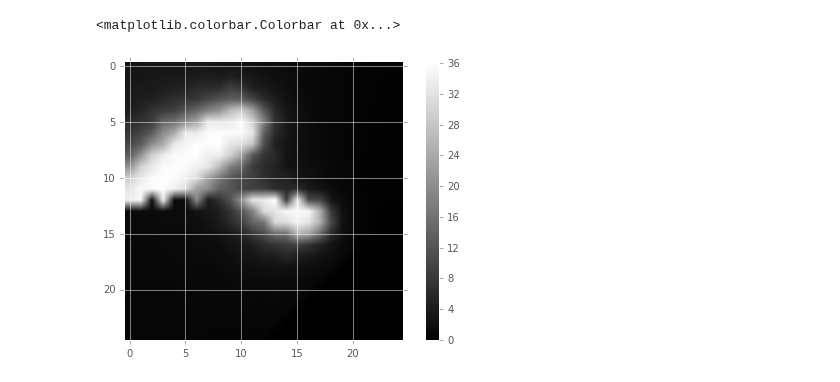
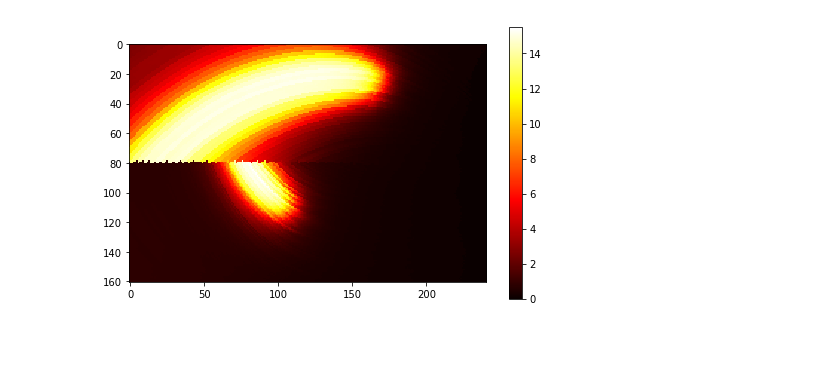
Before and after one commit to pulse2percept/pulse2percept, a Jupyter notebook: examples/notebooks/0.0-example-usage.ipynb, the cells around one changed output. Drawn from its saved outputs; the diff is of its cells as text; code cells hidden in the pictures; blank space fills up the shorter version.

```diff
--- a/examples/notebooks/0.0-example-usage.ipynb
+++ b/examples/notebooks/0.0-example-usage.ipynb
@@ -29,9 +22,4 @@ t_percept = 0.05       # Sampling step (s) for the perceptual output
 sim.set_ganglion_cell_layer(tsample=t_gcl)
 # %%
 # Send a pulse train to two specific electrodes, set all others to zero
-pt = p2p.stimuli.Psycho2Pulsetrain(t_gcl, freq=50, amp=20, dur=0.1)
-stim = {'F7': pt, 'A8': pt}
+pt = p2p.stimuli.PulseTrain(t_gcl, freq=20, amp=20, dur=0.1)
-# %%
-# Send a pulse train to two specific electrodes, set all others to zero
-pt = p2p.stimuli.Psycho2Pulsetrain(t_gcl, freq=50, amp=20, dur=0.1)
-stim = {'F7': pt, 'A8': pt}
@@ -43,0 +38,5 @@ sim.plot_fundus(stim)
+# %%
+stim = {'E5': pt, 'A8': pt}
+sim.plot_fundus(stim)
+plt.axis([-30, 30, -20, 20])
+plt.savefig('fundus.eps')
@@ -44,3 +45,3 @@ sim.plot_fundus(stim)
 # %%
-percept = sim.pulse2percept(stim, t_percept=t_percept, tol=0.25)
+percept = sim.pulse2percept(stim, tol=0.25, layers=['GCL', 'OFL'])
 # %% [output]
@@ -50,8 +51,8 @@ percept = sim.pulse2percept(stim, t_percept=t_percept, tol=0.25)
 # %%
 frame = p2p.get_brightest_frame(percept)
 plt.figure(figsize=(8, 5))
-plt.imshow(frame.data, cmap='gray')
+plt.imshow(frame.data, cmap='hot')
 plt.colorbar()
+plt.savefig('percept.eps')
 # %% [output]
-<matplotlib.colorbar.Colorbar at 0x...>
-[figure, old version]
+[figure, new version]
```
Also changed, not shown: parts of 12 cells of this notebook, 5 other files.
